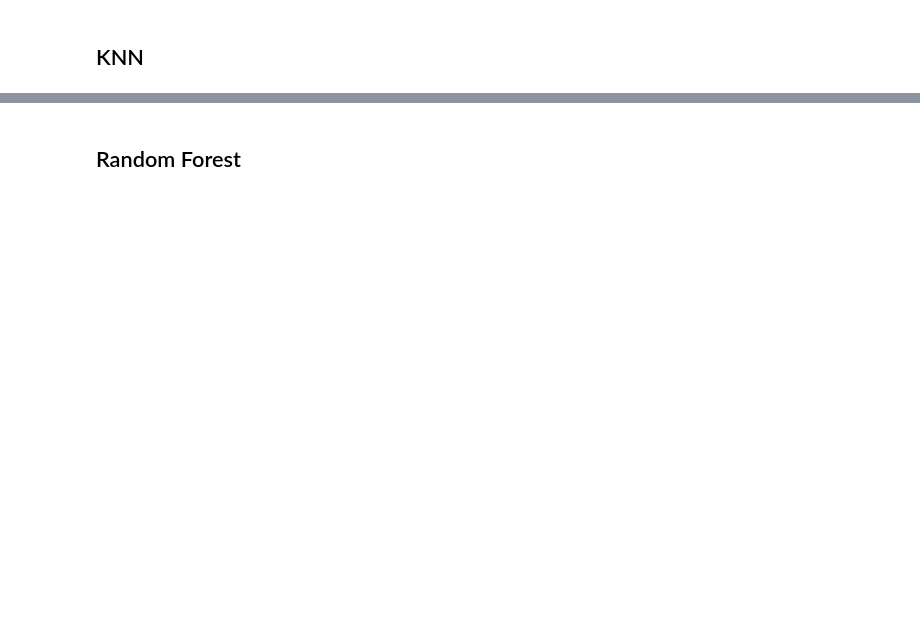
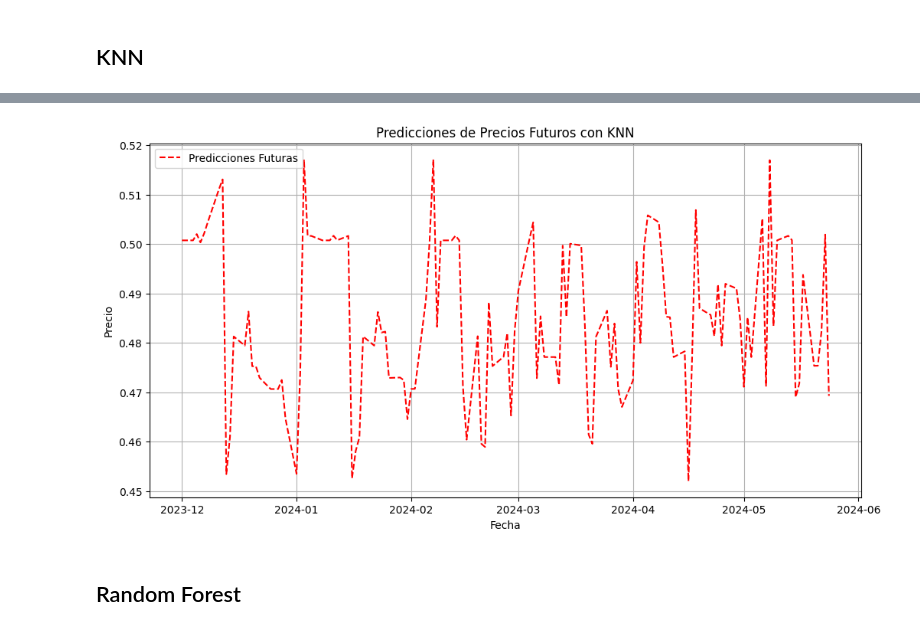
Before and after one commit to JesusAndresOssaPerez/TFM_SeriesdeTiempo, a Jupyter notebook: principal.ipynb, the cells around one changed output, grey strips where cells are left out. Cells and saved outputs as stored; diff of their text form; code cells hidden in the pictures; blank space fills up the shorter version.

```diff
--- a/principal.ipynb
+++ b/principal.ipynb
@@ -617,3 +826,15 @@ MAE promedio utilizando validación cruzada en el conjunto de entrenamiento: 0.0
+# %%
+# Graficar solo las predicciones
+plt.figure(figsize=(12, 6))
+plt.plot(forecast_df.index, forecast_df['Predicted Prices'], label='Predicciones Futuras', color='red', linestyle='--')
+plt.xlabel('Fecha')
+plt.ylabel('Precio')
+plt.title('Predicciones de Precios Futuros con KNN')
+plt.legend()
+plt.grid(True)
+plt.show()
+# %% [output]
+[figure, added]
 # %% [markdown]
 ## Random Forest
 # %%
```
Also changed, not shown: parts of 25 cells of this notebook.
